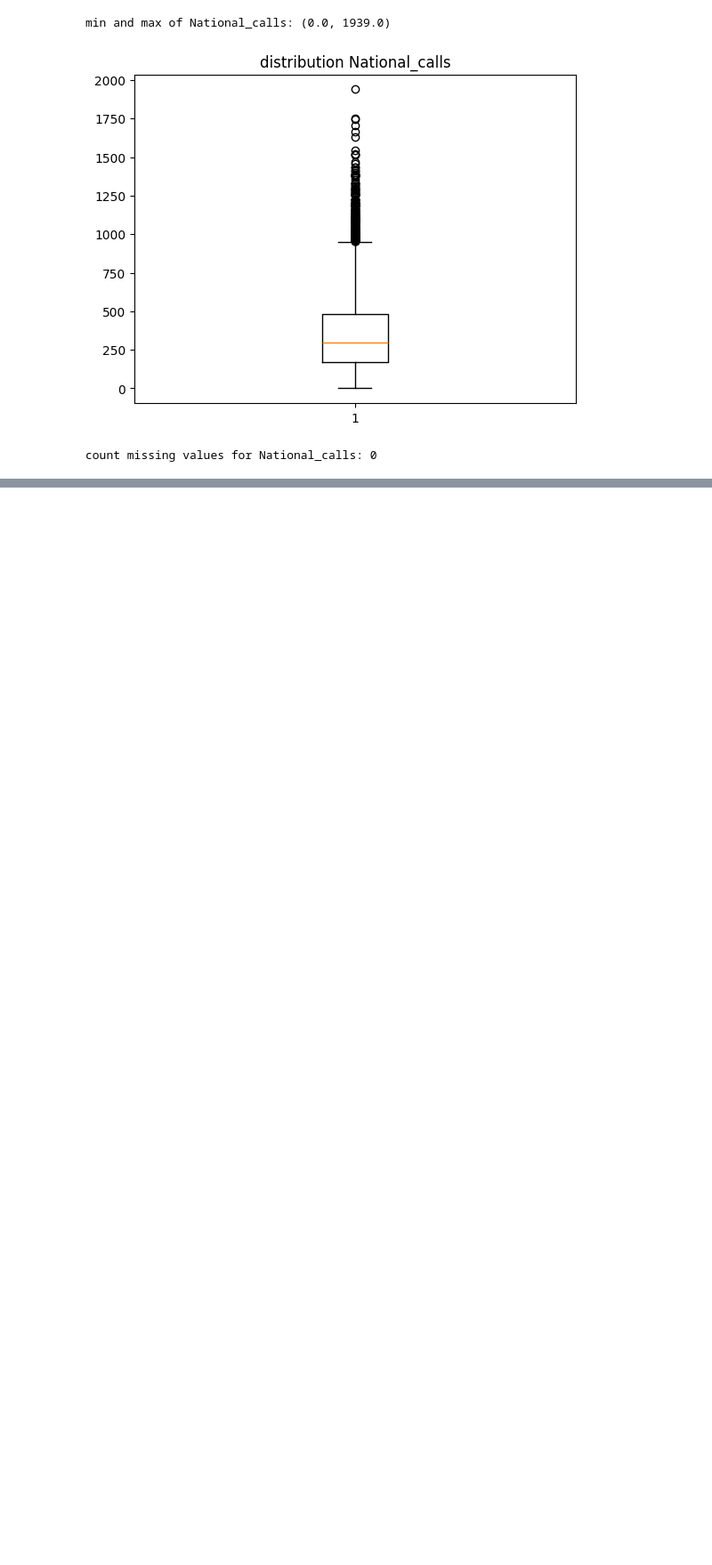
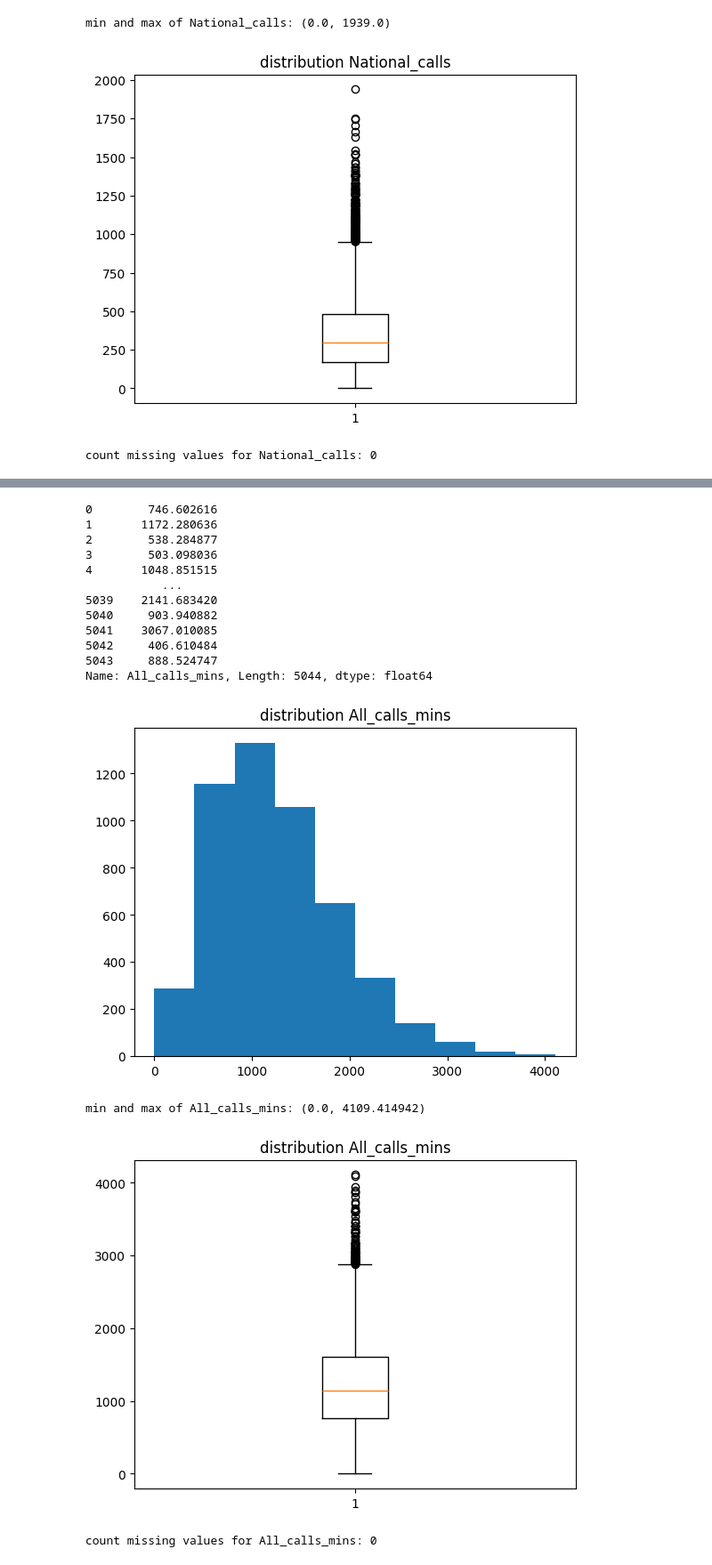
Before and after one commit to Yiannis7918/Advanced_Analytics_2024, a Jupyter notebook: Assignment_1/Scripts_Greg/Exploration_dataset.ipynb, the cells around one changed output, grey strips where cells are left out. Shown at 89% size. Cells and saved outputs as stored; diff of their text form; code cells hidden in the pictures; blank space fills up the shorter version.

```diff
--- a/Assignment_1/Scripts_Greg/Exploration_dataset.ipynb
+++ b/Assignment_1/Scripts_Greg/Exploration_dataset.ipynb
@@ -852,0 +932,35 @@ count missing values for National_calls: 0
+# %%
+print(dataset["All_calls_mins"])
+
+plt.hist(dataset["All_calls_mins"])
+plt.title("distribution All_calls_mins")
+plt.show()
+
+min_All_calls_mins= np.min(dataset["All_calls_mins"])
+max_All_calls_mins = np.max(dataset["All_calls_mins"])
+
+print(f"min and max of All_calls_mins: {min_All_calls_mins, max_All_calls_mins}")
+
+plt.boxplot(dataset["All_calls_mins"])
+plt.title("distribution All_calls_mins")
+plt.show()
+
+count_NA_All_calls_mins = dataset["All_calls_mins"].isna().sum()
+print(f"count missing values for All_calls_mins: {count_NA_All_calls_mins}")
+# %% [output]
+0        746.602616
+1       1172.280636
+2        538.284877
+3        503.098036
+4       1048.851515
+           ...
+5039    2141.683420
+5040     903.940882
+5041    3067.010085
+5042     406.610484
+5043     888.524747
+Name: All_calls_mins, Length: 5044, dtype: float64
+[figure, added]
+min and max of All_calls_mins: (0.0, 4109.414942)
+[figure, added]
+count missing values for All_calls_mins: 0
```
Also changed, not shown: parts of 40 cells of this notebook.
